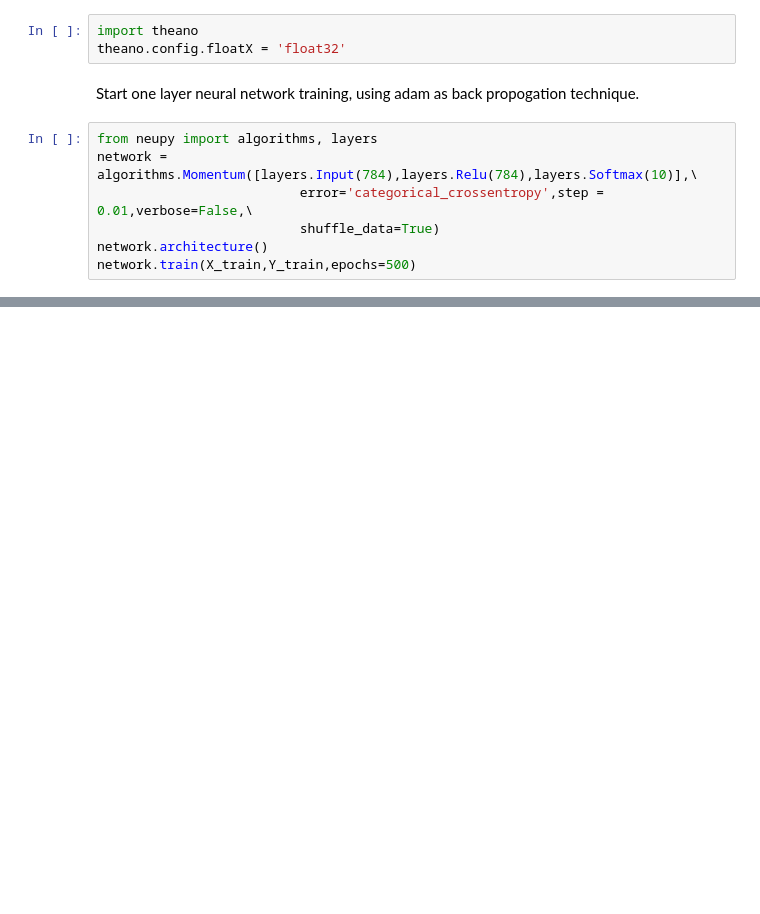
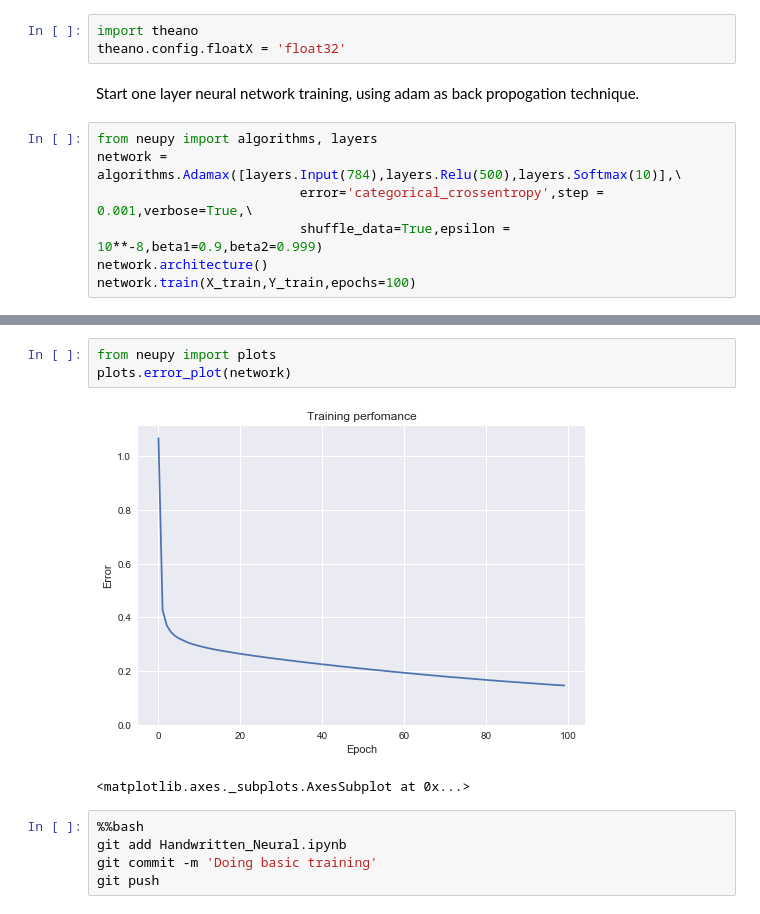
Before and after one commit to Theerit/Coursera-Handwritten-Digit-Recognition-using-Neural-Networks, a Jupyter notebook: Handwritten_Neural.ipynb, the cells around one changed output, grey strips where cells are left out. Saved outputs shown, nothing was run; the diff lists cells and outputs as text; blank space fills up the shorter version.

Commit message:
Doing basic training

```diff
--- a/Handwritten_Neural.ipynb
+++ b/Handwritten_Neural.ipynb
@@ -80,8 +80,8 @@ theano.config.floatX = 'float32'
 Start one layer neural network training, using adam as back propogation technique.
 # %%
 from neupy import algorithms, layers
-network = algorithms.Momentum([layers.Input(784),layers.Relu(784),layers.Softmax(10)],\
-                          error='categorical_crossentropy',step = 0.01,verbose=False,\
-                          shuffle_data=True)
+network = algorithms.Adamax([layers.Input(784),layers.Relu(500),layers.Softmax(10)],\
+                          error='categorical_crossentropy',step = 0.001,verbose=True,\
+                          shuffle_data=True,epsilon = 10**-8,beta1=0.9,beta2=0.999)
 network.architecture()
-network.train(X_train,Y_train,epochs=500)
+network.train(X_train,Y_train,epochs=100)
@@ -87,0 +106,11 @@ network.train(X_train,Y_train,epochs=500)
+# %%
+from neupy import plots
+plots.error_plot(network)
+# %% [output]
+[figure, added]
+<matplotlib.axes._subplots.AxesSubplot at 0x...>
+# %%
+%%bash
+git add Handwritten_Neural.ipynb
+git commit -m 'Doing basic training'
+git push
```
Also changed, not shown: parts of 1 cell of this notebook.
